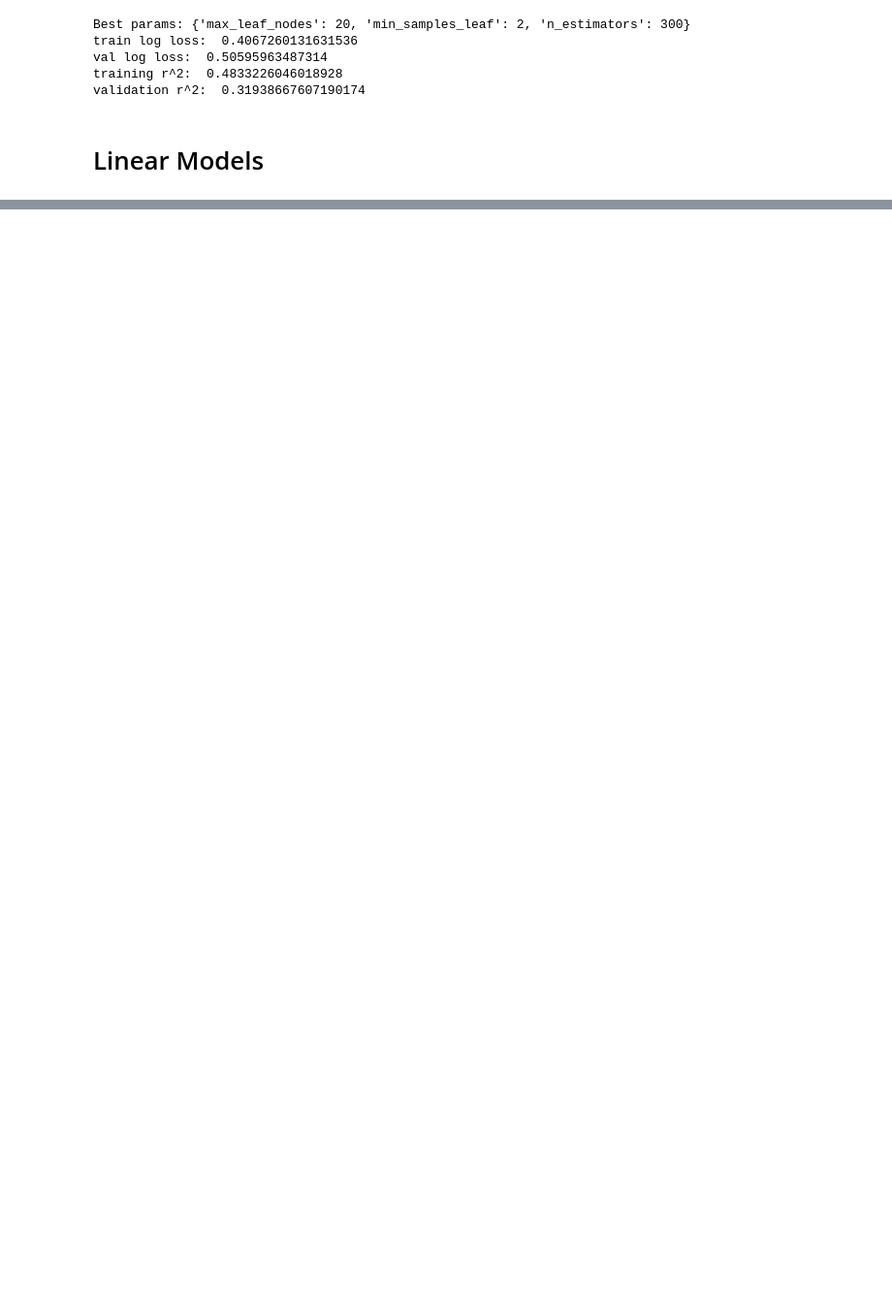
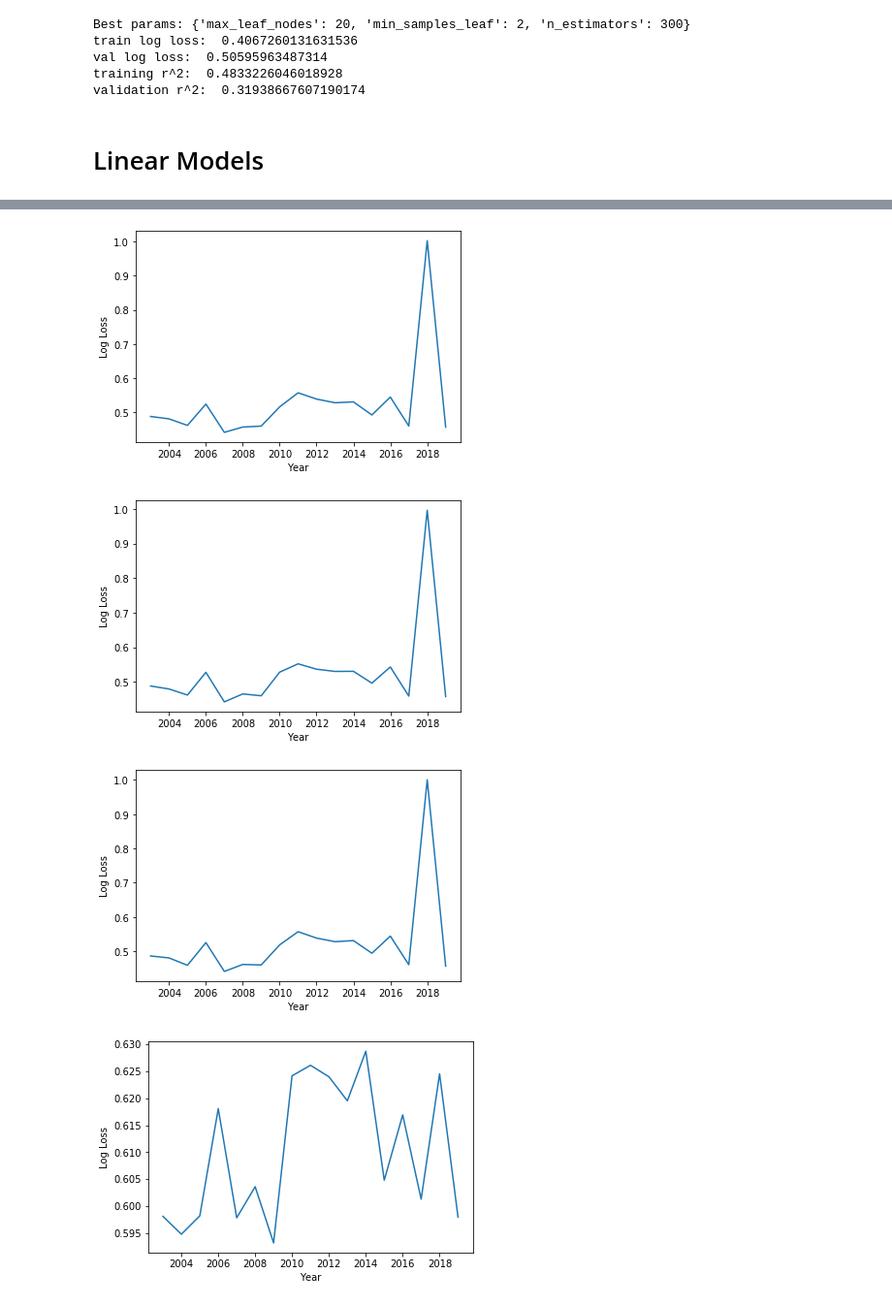
Before and after one commit to MatanFreedman/kaggle-march-madness-2021, a Jupyter notebook: notebooks/0.3-model-building.ipynb, the cells around one changed output, grey strips where cells are left out. Shown at 97% size. Saved outputs shown, nothing was run; the diff lists cells and outputs as text; code cells hidden in the pictures; blank space fills up the shorter version.

```diff
--- a/notebooks/0.3-model-building.ipynb
+++ b/notebooks/0.3-model-building.ipynb
@@ -376,0 +478,22 @@ scores
+# %%
+# bulk trial:
+estimators = [
+    (linear_model.BayesianRidge(), 'reg'),
+    (linear_model.ARDRegression(), 'reg'),
+    (linear_model.ElasticNetCV(), 'reg'),
+    (linear_model.ElasticNet(), 'reg'),
+    (linear_model.Lasso(), 'reg'),
+    (linear_model.LogisticRegression(), 'cls'),
+    (linear_model.SGDRegressor(), 'reg')
+]
+
+scores = {}
+
+for e, mode in estimators:
+    scores[e.__class__.__name__] = reg_cv_train(
+        features=features,
+        estimator=e,
+        mode=mode,
+        plot=False,
+        verbose=False)
+# %% [output]
@@ -376,0 +507,4 @@ scores
+[figure, added]
+[figure, added]
+[figure, added]
+[figure, added]
```
Also changed, not shown: parts of 19 cells of this notebook, 1 other file.
